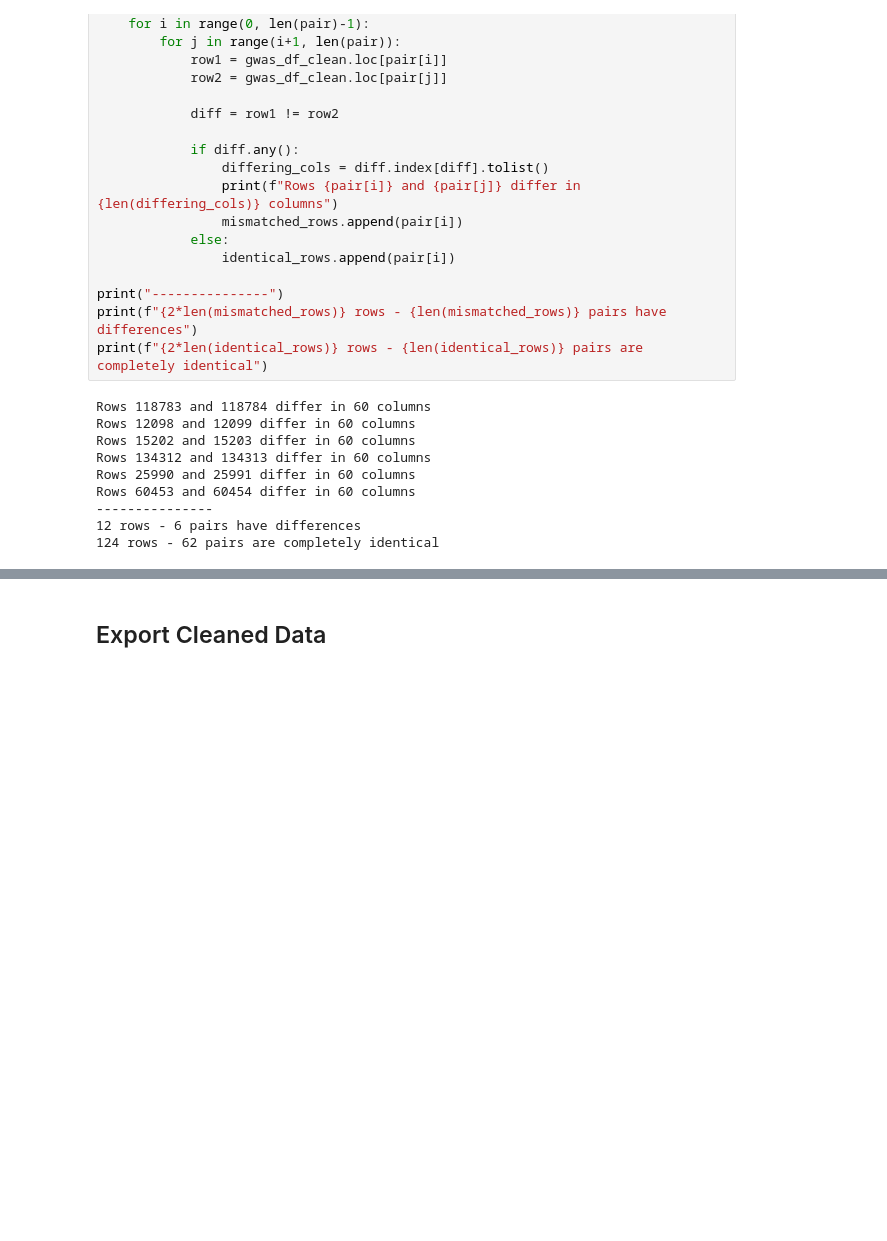
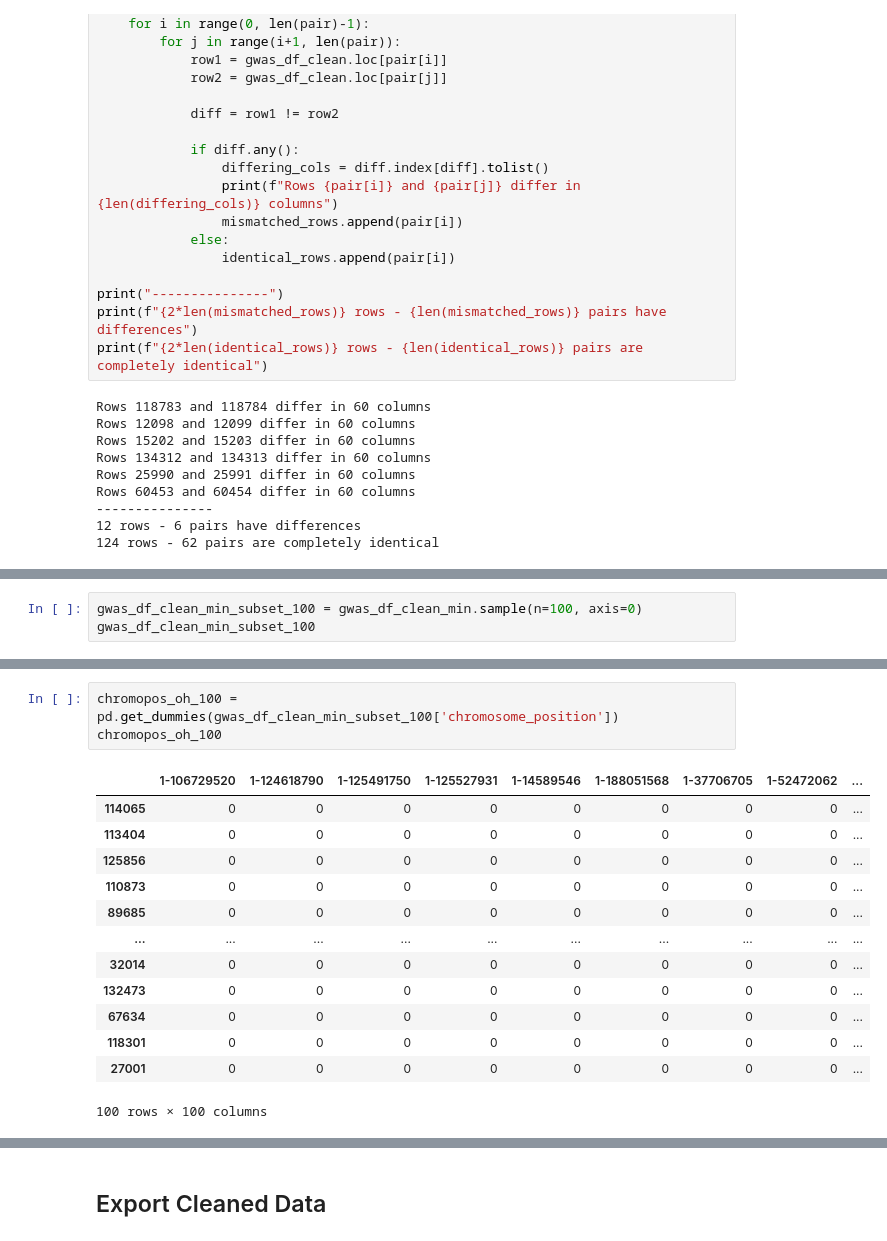
Before and after one commit to dag-ml/nodag, a Jupyter notebook: src/gwas_exploration_preprocessing.ipynb, the cells around one changed output, grey strips where cells are left out. Saved outputs shown, nothing was run; the diff lists cells and outputs as text; blank space fills up the shorter version.

```diff
--- a/src/gwas_exploration_preprocessing.ipynb
+++ b/src/gwas_exploration_preprocessing.ipynb
@@ -331,0 +402,3 @@ Rows 60453 and 60454 differ in 60 columns
+# %%
+gwas_df_clean_min_subset_100 = gwas_df_clean_min.sample(n=100, axis=0)
+gwas_df_clean_min_subset_100
@@ -331,0 +450,17 @@ Rows 60453 and 60454 differ in 60 columns
+# %%
+chromopos_oh_100 = pd.get_dummies(gwas_df_clean_min_subset_100['chromosome_position'])
+chromopos_oh_100
+# %% [output]
+|  | 1-106729520 | 1-124618790 | 1-125491750 | 1-125527931 | 1-14589546 | 1-188051568 | 1-37706705 | 1-52472062 | ... |
+| 114065 | 0 | 0 | 0 | 0 | 0 | 0 | 0 | 0 | ... |
+| 113404 | 0 | 0 | 0 | 0 | 0 | 0 | 0 | 0 | ... |
+| 125856 | 0 | 0 | 0 | 0 | 0 | 0 | 0 | 0 | ... |
+| 110873 | 0 | 0 | 0 | 0 | 0 | 0 | 0 | 0 | ... |
+| 89685 | 0 | 0 | 0 | 0 | 0 | 0 | 0 | 0 | ... |
+| ... | ... | ... | ... | ... | ... | ... | ... | ... | ... |
+| 32014 | 0 | 0 | 0 | 0 | 0 | 0 | 0 | 0 | ... |
+| 132473 | 0 | 0 | 0 | 0 | 0 | 0 | 0 | 0 | ... |
+| 67634 | 0 | 0 | 0 | 0 | 0 | 0 | 0 | 0 | ... |
+| 118301 | 0 | 0 | 0 | 0 | 0 | 0 | 0 | 0 | ... |
+| 27001 | 0 | 0 | 0 | 0 | 0 | 0 | 0 | 0 | ... |
+100 rows × 100 columns
```
Also changed, not shown: parts of 11 cells of this notebook, 16 other files.
